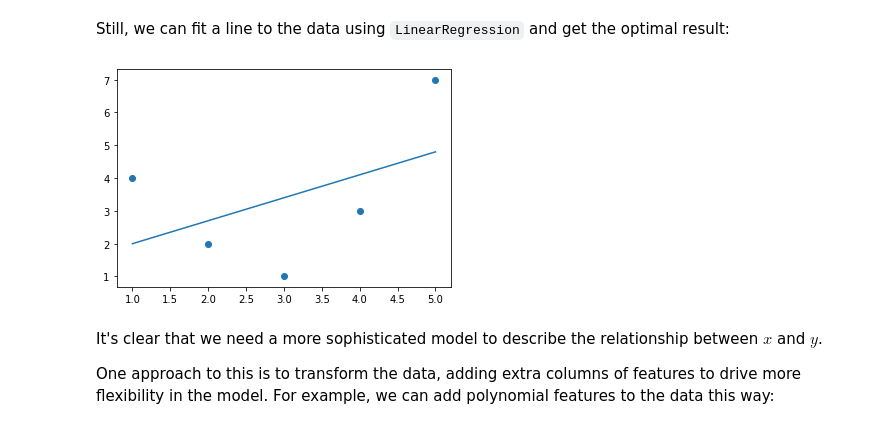
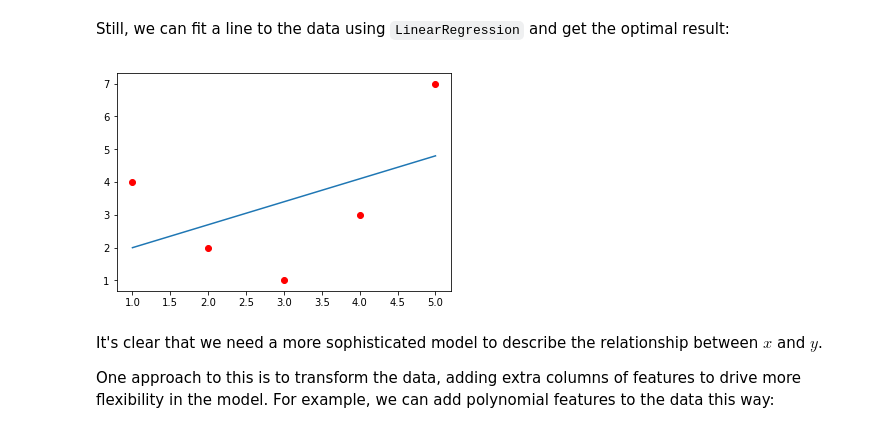
Before and after one commit to yongduek/PythonDataScienceHandbook, a Jupyter notebook: notebooks/05.04-Feature-Engineering.ipynb, the cells around one changed output. Saved outputs shown, nothing was run; the diff lists cells and outputs as text; code cells hidden in the pictures.

```diff
--- a/notebooks/05.04-Feature-Engineering.ipynb
+++ b/notebooks/05.04-Feature-Engineering.ipynb
@@ -158,13 +178,15 @@ plt.scatter(x, y);
 Still, we can fit a line to the data using ``LinearRegression`` and get the optimal result:
 # %%
 from sklearn.linear_model import LinearRegression
+#
 X = x[:, np.newaxis]
+#
 model = LinearRegression().fit(X, y)
 yfit = model.predict(X)
-plt.scatter(x, y)
+plt.scatter(x, y, c='r')
 plt.plot(x, yfit);
 # %% [output]
-[figure, old version]
+[figure, new version]
 # %% [markdown]
 It's clear that we need a more sophisticated model to describe the relationship between $x$ and $y$.
 
```
Also changed, not shown: parts of 5 cells of this notebook, 1 other file.
